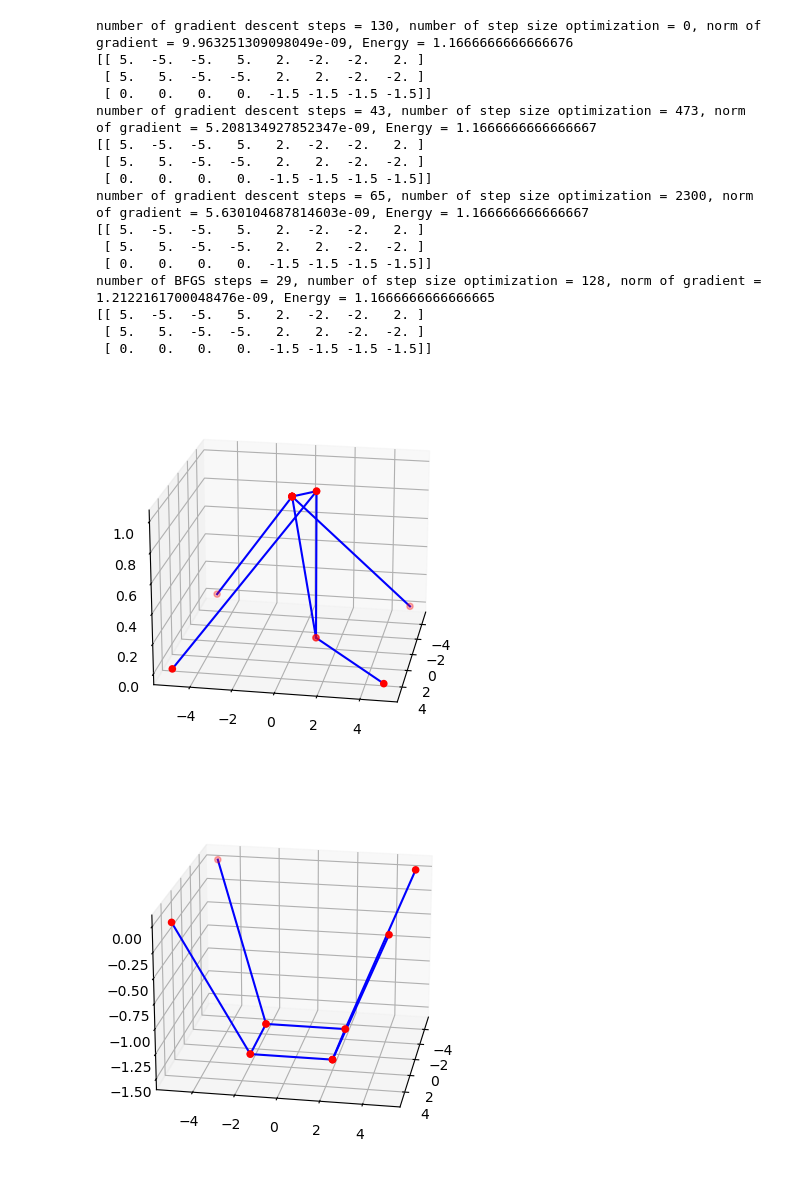
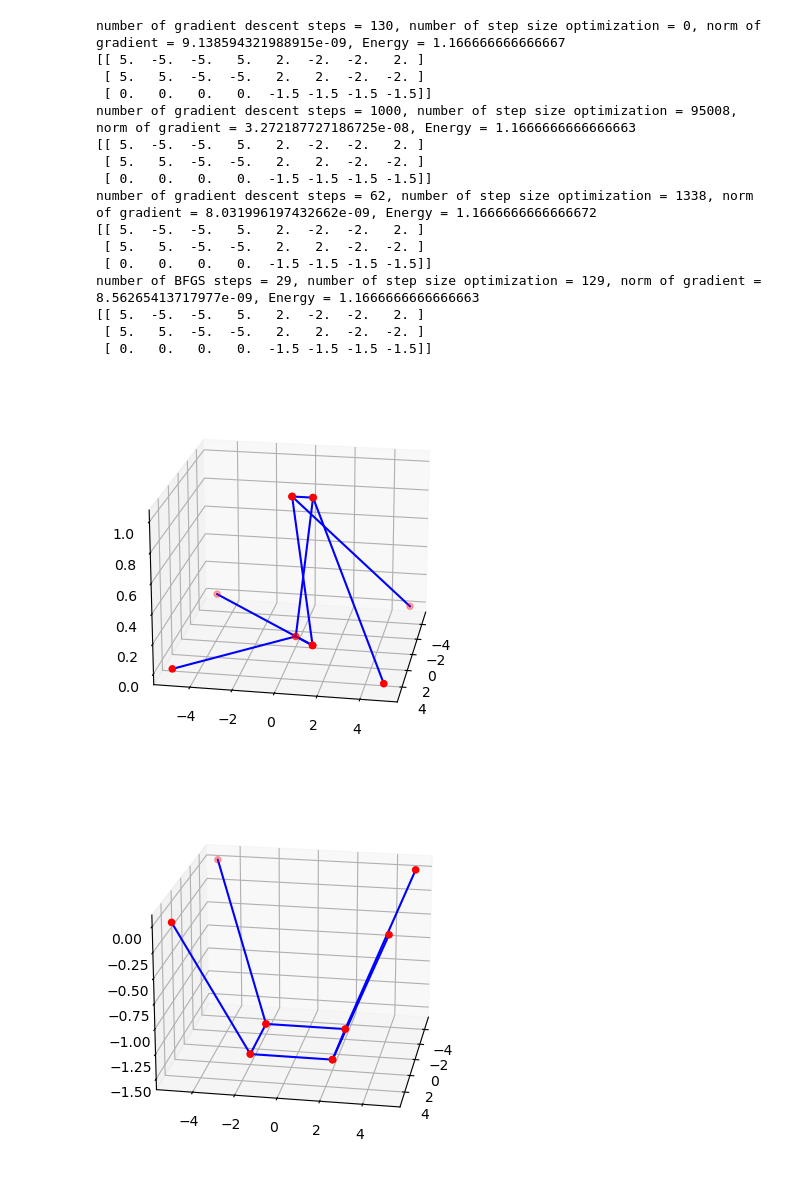
Before and after one commit to markus0800/Project_TMA4180, a Jupyter notebook: project.ipynb, the cells around one changed output. Saved outputs shown, nothing was run; the diff lists cells and outputs as text; code cells hidden in the pictures.

```diff
--- a/project.ipynb
+++ b/project.ipynb
@@ -104,7 +104,6 @@ def gradient_E(X, A, B, L, fixed_points, mg, pg, k, c):
                 gradient_E[:,i] += gradient_E_cable_elast(X[:,i], X[:,j], L[i,j], k )
             if(B[i,j] == 1):
                 gradient_E[:,i] += gradient_E_bar_elast(X[:,i], X[:,j], L[i,j], c) + gradient_E_bar_grav(X[:, i], pg)
-                gradient_E[:,j] += gradient_E_bar_grav(X[:, j],pg)
     return gradient_E
 # %%
 def armijo_step(f, gradient_f, X,A,B,L, p_k, fixed_points, mg, pg, k,c, alpha_0 = 1, tol = 1e-3, rho = 1/2):
@@ -117,7 +116,7 @@ def armijo_step(f, gradient_f, X,A,B,L, p_k, fixed_points, mg, pg, k,c, alpha_0
     dot_call = np.dot(np.reshape(p_k, M), np.reshape(gradient, M))
     while(f(X + alpha * p_k, A, B, L, mg, pg, k, c) > (f_call + c * alpha * dot_call) and steps < 100):
         alpha = rho * alpha
-        k +=1
+        steps +=1
     return alpha, steps
 # %%
 def weak_wolfe(f, gradient_f, X,A,B,L, p_k, fixed_points, mg, pg,k,c, alpha_0  =  1, c_1 = 1e-3, c_2 = 0.9):
@@ -348,42 +347,42 @@ print(X_const_step)
 plt.figure()
 ax2 = plt.axes(projection = '3d')
 X_weak_wolfe = gradient_descent(E, gradient_E, np.copy(X), A, B, L, fixed_points, mg =1/6, pg = 0, k = 3, c = 0, tol = 1e-8, weak_w = True)
-plot_cable_net(X_armijo, A, ax2)
+plot_cable_net(X_weak_wolfe, A, ax2)
 ax2.view_init(20,10)
 print(X_weak_wolfe)
 
 plt.figure()
 ax3 = plt.axes(projection = '3d')
 X_strong_wolfe = gradient_descent(E, gradient_E, np.copy(X), A, B, L, fixed_points, mg =1/6, pg = 0, k = 3, c = 0, tol = 1e-8, strong_w = True)
 plot_cable_net(X_strong_wolfe, A, ax3)
 ax3.view_init(20,10)
 print(X_strong_wolfe)
 
 
 plt.figure()
 ax4 = plt.axes(projection = '3d')
 X_BFGS = BFGS(E,gradient_E, np.copy(X), A, B, L, fixed_points, mg =1/6, pg = 0, k = 3, c = 0, tol = 1e-8, strong_w= True)
 plot_cable_net(X_BFGS, A, ax4)
 ax4.view_init(20,10)
 print(X_BFGS)
 # %% [output]
-number of gradient descent steps = 130, number of step size optimization = 0, norm of gradient = 9.963251309098049e-09, Energy = 1.1666666666666676
+number of gradient descent steps = 130, number of step size optimization = 0, norm of gradient = 9.138594321988915e-09, Energy = 1.166666666666667
 [[ 5.  -5.  -5.   5.   2.  -2.  -2.   2. ]
  [ 5.   5.  -5.  -5.   2.   2.  -2.  -2. ]
  [ 0.   0.   0.   0.  -1.5 -1.5 -1.5 -1.5]]
-number of gradient descent steps = 43, number of step size optimization = 473, norm of gradient = 5.208134927852347e-09, Energy = 1.1666666666666667
+number of gradient descent steps = 1000, number of step size optimization = 95008, norm of gradient = 3.272187727186725e-08, Energy = 1.1666666666666663
 [[ 5.  -5.  -5.   5.   2.  -2.  -2.   2. ]
  [ 5.   5.  -5.  -5.   2.   2.  -2.  -2. ]
  [ 0.   0.   0.   0.  -1.5 -1.5 -1.5 -1.5]]
-number of gradient descent steps = 65, number of step size optimization = 2300, norm of gradient = 5.630104687814603e-09, Energy = 1.166666666666667
+number of gradient descent steps = 62, number of step size optimization = 1338, norm of gradient = 8.031996197432662e-09, Energy = 1.1666666666666672
 [[ 5.  -5.  -5.   5.   2.  -2.  -2.   2. ]
  [ 5.   5.  -5.  -5.   2.   2.  -2.  -2. ]
  [ 0.   0.   0.   0.  -1.5 -1.5 -1.5 -1.5]]
-number of BFGS steps = 29, number of step size optimization = 128, norm of gradient = 1.2122161700048476e-09, Energy = 1.1666666666666665
+number of BFGS steps = 29, number of step size optimization = 129, norm of gradient = 8.56265413717977e-09, Energy = 1.1666666666666663
 [[ 5.  -5.  -5.   5.   2.  -2.  -2.   2. ]
  [ 5.   5.  -5.  -5.   2.   2.  -2.  -2. ]
  [ 0.   0.   0.   0.  -1.5 -1.5 -1.5 -1.5]]
-[figure, old version]
+[figure, new version]
 [figure]
 [figure]
 [figure]
```
Also changed, not shown: parts of 7 cells of this notebook.
